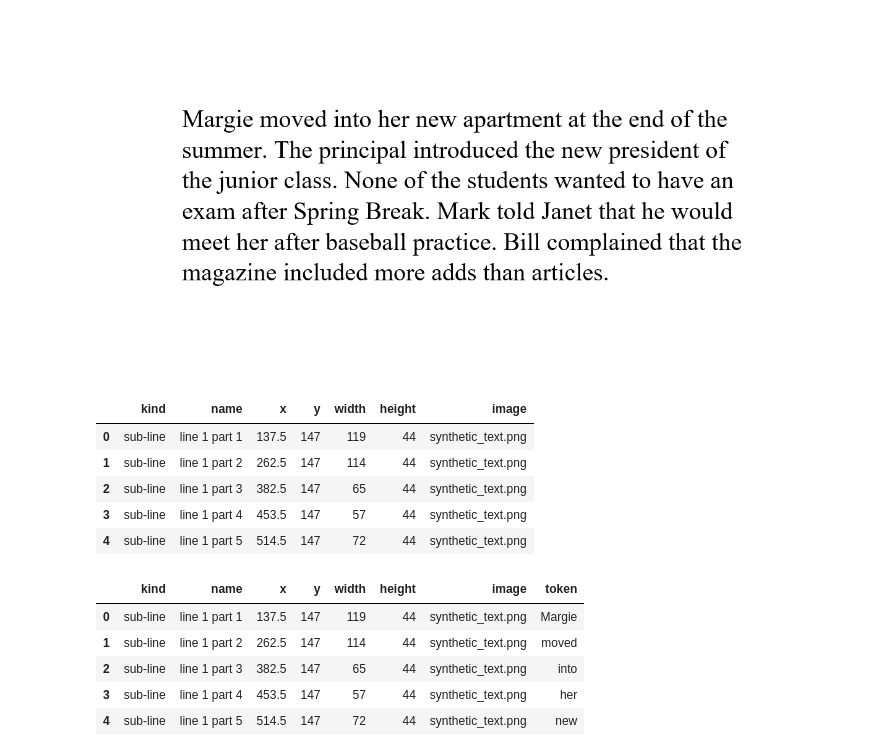
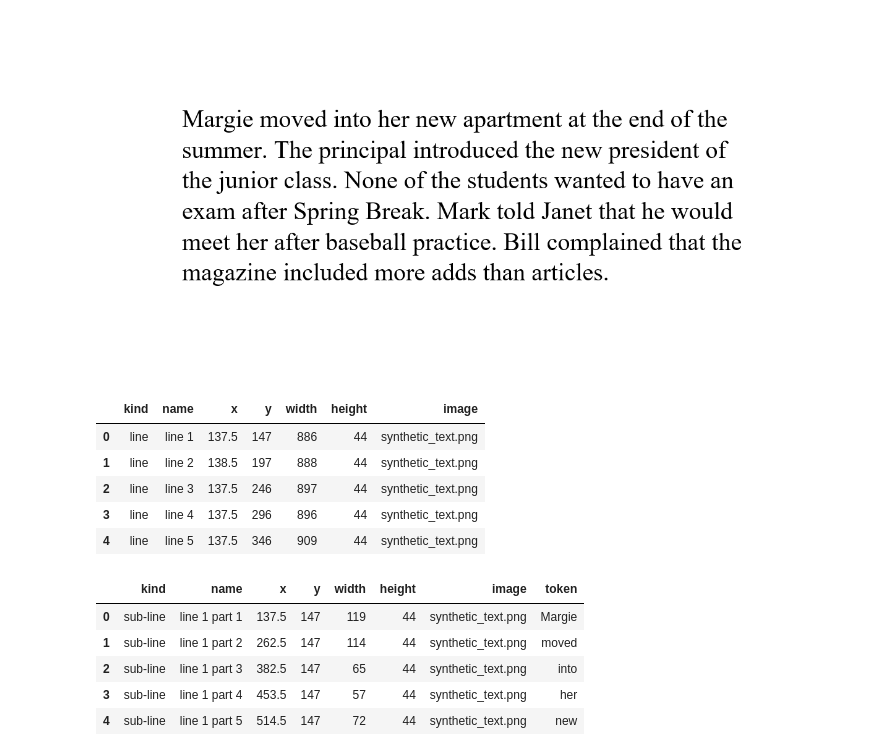
Before and after one commit to Zehra-G/Zehra-CS421project1, a Jupyter notebook: 1-Building-synthetic-data-set-with-duration.ipynb, the cells around one changed output. Drawn from its saved outputs; the diff is of its cells as text; code cells hidden in the pictures.

```diff
--- a/1-Building-synthetic-data-set-with-duration.ipynb
+++ b/1-Building-synthetic-data-set-with-duration.ipynb
@@ -18,17 +18,17 @@ import emip_toolkit as EMTK
 # %%
 # generate areas of interest around each word, we will see a visualization of this in a second
 
 image_path = "./"
 image = "synthetic_text.png"
-aoi = EMTK.find_aoi(image, image_path, level="sub-line")
+aoi = EMTK.find_aoi(image, image_path, level="line")
 aoi.head()
 # %% [output]
 |  | kind | name | x | y | width | height | image |
-| 0 | sub-line | line 1 part 1 | 137.5 | 147 | 119 | 44 | synthetic_text.png |
-| 1 | sub-line | line 1 part 2 | 262.5 | 147 | 114 | 44 | synthetic_text.png |
-| 2 | sub-line | line 1 part 3 | 382.5 | 147 | 65 | 44 | synthetic_text.png |
-| 3 | sub-line | line 1 part 4 | 453.5 | 147 | 57 | 44 | synthetic_text.png |
-| 4 | sub-line | line 1 part 5 | 514.5 | 147 | 72 | 44 | synthetic_text.png |
+| 0 | line | line 1 | 137.5 | 147 | 886 | 44 | synthetic_text.png |
+| 1 | line | line 2 | 138.5 | 197 | 888 | 44 | synthetic_text.png |
+| 2 | line | line 3 | 137.5 | 246 | 897 | 44 | synthetic_text.png |
+| 3 | line | line 4 | 137.5 | 296 | 896 | 44 | synthetic_text.png |
+| 4 | line | line 5 | 137.5 | 346 | 909 | 44 | synthetic_text.png |
 # %%
 # we add the actual word associated with each area of interest (AOI)
 
```
Also changed, not shown: 4 other files.
